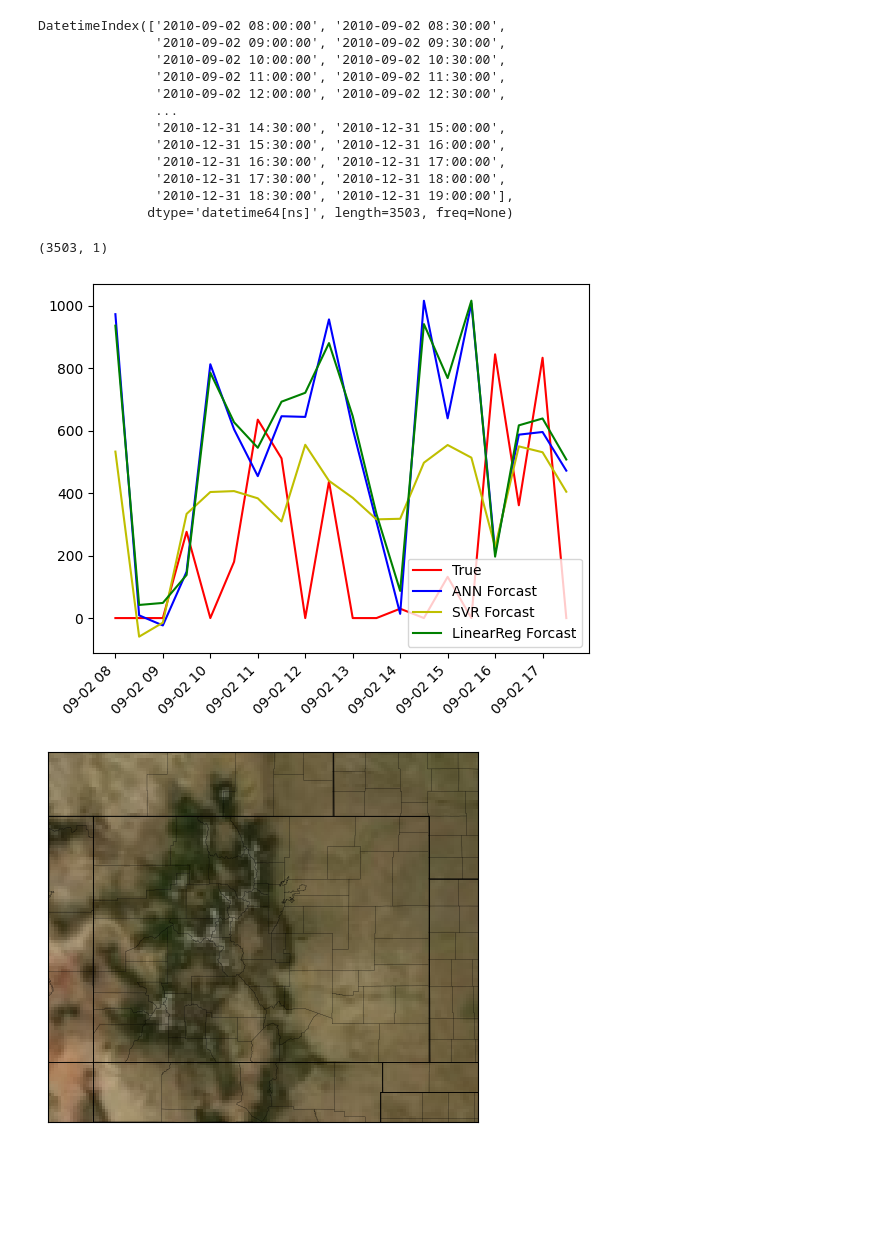
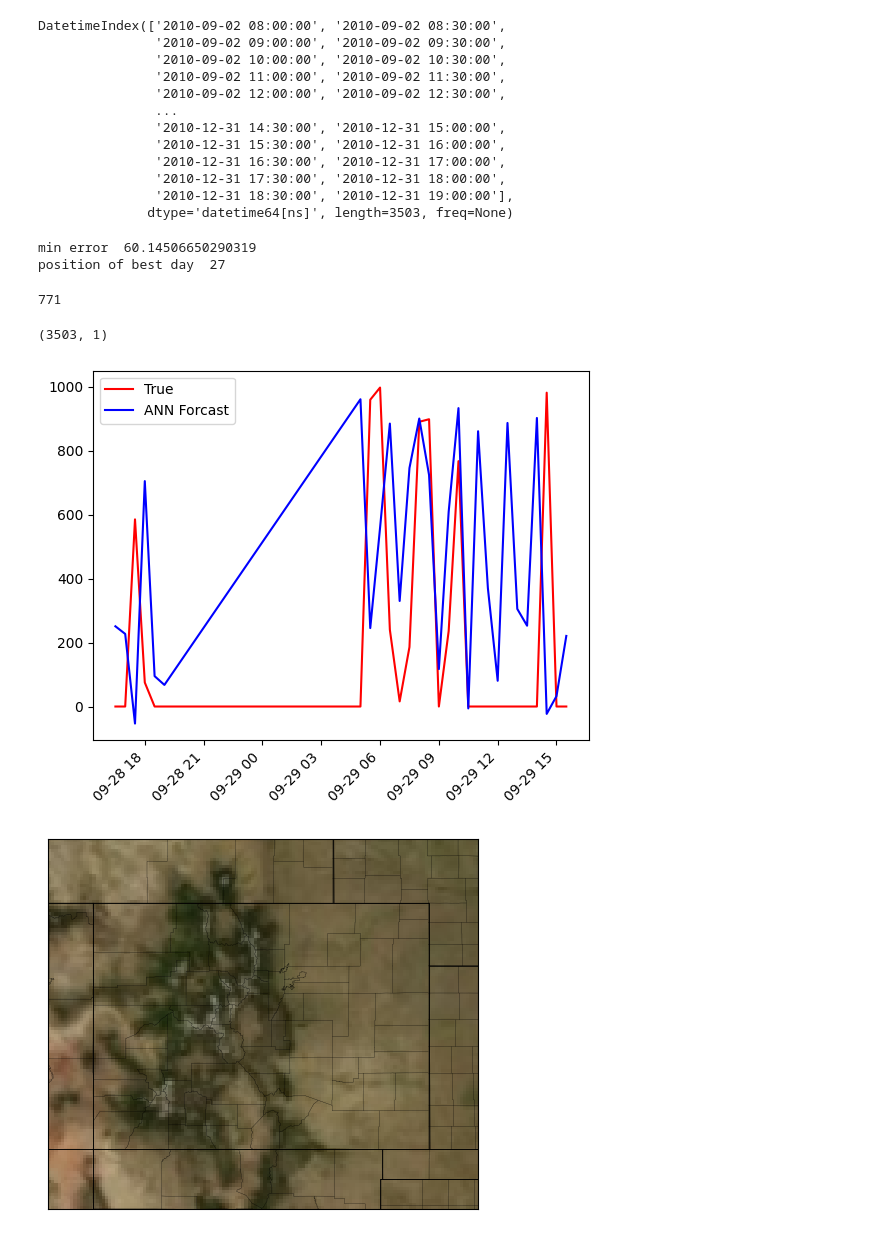
Before and after one commit to saraaktham/Solar-Data, a Jupyter notebook: read_data.ipynb, the cells around one changed output. Saved outputs shown, nothing was run; the diff lists cells and outputs as text; code cells hidden in the pictures; blank space fills up the shorter version.

Commit message:
pick best day

```diff
--- a/read_data.ipynb
+++ b/read_data.ipynb
@@ -258,12 +258,12 @@ Mean Squared Error: 88746.9671952672
 Root Mean Squared Error: 297.904292005448
 # %%
 input_shape = trainX.shape[1]
-n_batch_size = 128
+n_batch_size = 200
 
 n_steps_per_epoch = int(trainX.shape[0] / n_batch_size)
 n_validation_steps = int(valX.shape[0] / n_batch_size)
 n_test_steps = int(testX.shape[0] / n_batch_size)
-n_epochs = 120
+n_epochs = 150
 
 
 print('Input Shape:{} '.format(input_shape))
@@ -403,6 +403,7 @@ def build_model():
     model.add(layers.Dense(64, activation='relu',
                            input_shape=(input_shape,)))
     model.add(layers.Dense(64, activation='relu'))
+    model.add(layers.Dense(64, activation='relu'))
     model.add(layers.Dense(1))
     model.compile(loss='mse', optimizer='rmsprop', metrics=['mae'])
     return model
@@ -617,22 +620,39 @@ DatetimeIndex(['2010-09-02 08:00:00', '2010-09-02 08:30:00',
                '2010-12-31 17:30:00', '2010-12-31 18:00:00',
                '2010-12-31 18:30:00', '2010-12-31 19:00:00'],
               dtype='datetime64[ns]', length=3503, freq=None)
+# %%
+#get the best day!
+k = 22
+day_long = 28
+day1 = y_pred[:k]
+err =[]
+err.append(metrics.mean_absolute_error(testY[:k], y_pred[:k]))
+for i in range(k, y_pred.shape[0], day_long):
+    err.append(metrics.mean_absolute_error(testY[i:i+day_long], y_pred[i:i+day_long]))
+print("min error ", min(err))
+print("position of best day ", err.index(min(err)))
+day_ind = 28 * (err.index(min(err))) + 15
+day_ind
+# %% [output]
+min error  60.14506650290319
+position of best day  27
+771
 # %%
 test_size = len(Y_test)
 
 np.reshape(Y_test,Y_test.shape[0])
 print(Y_test.shape)
-k =20
-plt.plot(timest[:k], Y_test[:k], 'r', label='True')
-plt.plot(timest[:k], y_pred[:k], 'b', label='ANN Forcast')
-plt.plot(timest[:k], y_pred_svr[:k], 'y', label='SVR Forcast')
-plt.plot(timest[:k], y_pred_linreg[:k], 'g', label='LinearReg Forcast')
+
+plt.plot(timest[day_ind:day_ind+day_long], Y_test[day_ind:day_ind+day_long], 'r', label='True')
+plt.plot(timest[day_ind:day_ind+day_long], y_pred[day_ind:day_ind+day_long], 'b', label='ANN Forcast')
+# plt.plot(timest[day_ind:day_ind+day_long], y_pred_svr[day_ind:day_ind+day_long], 'y', label='SVR Forcast')
+# plt.plot(timest[day_ind:day_ind+day_long], y_pred_linreg[day_ind:day_ind+day_long], 'g', label='LinearReg Forcast')
 plt.xticks(rotation=45, ha='right')
 plt.legend()
 plt.show()
 # %% [output]
 (3503, 1)
-[figure, old version]
+[figure, new version]
 # %%
 from mpl_toolkits.basemap import Basemap
 import matplotlib.pyplot as plt
```
Also changed, not shown: parts of 17 cells of this notebook, 3 other files.
